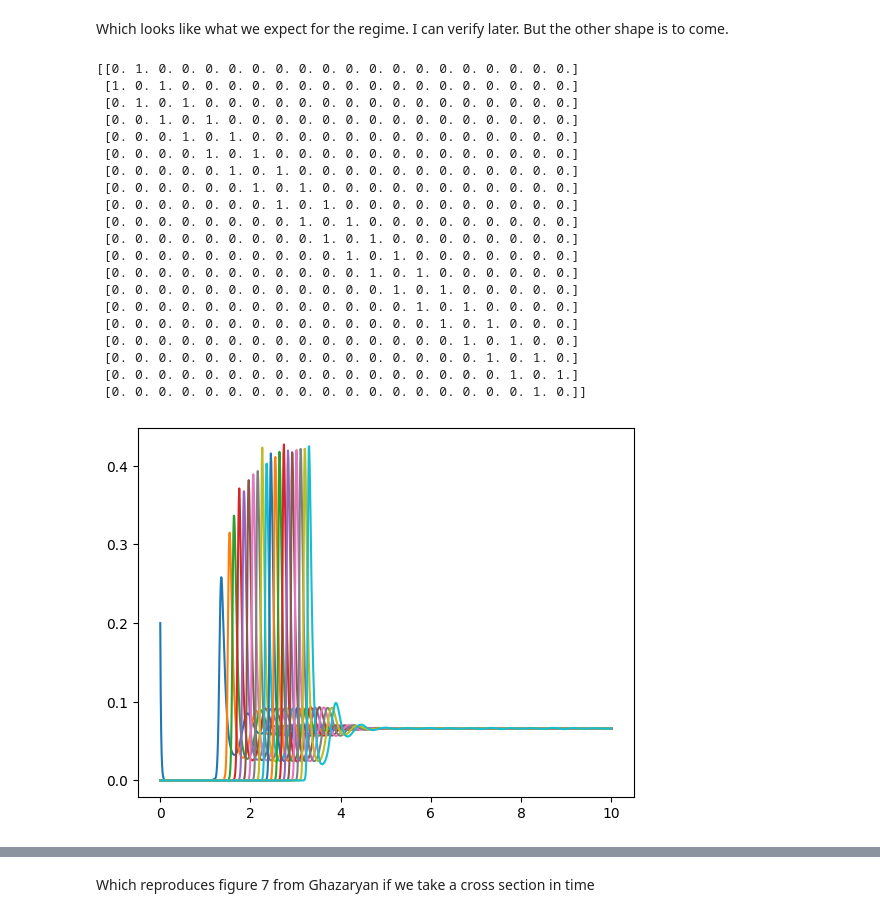
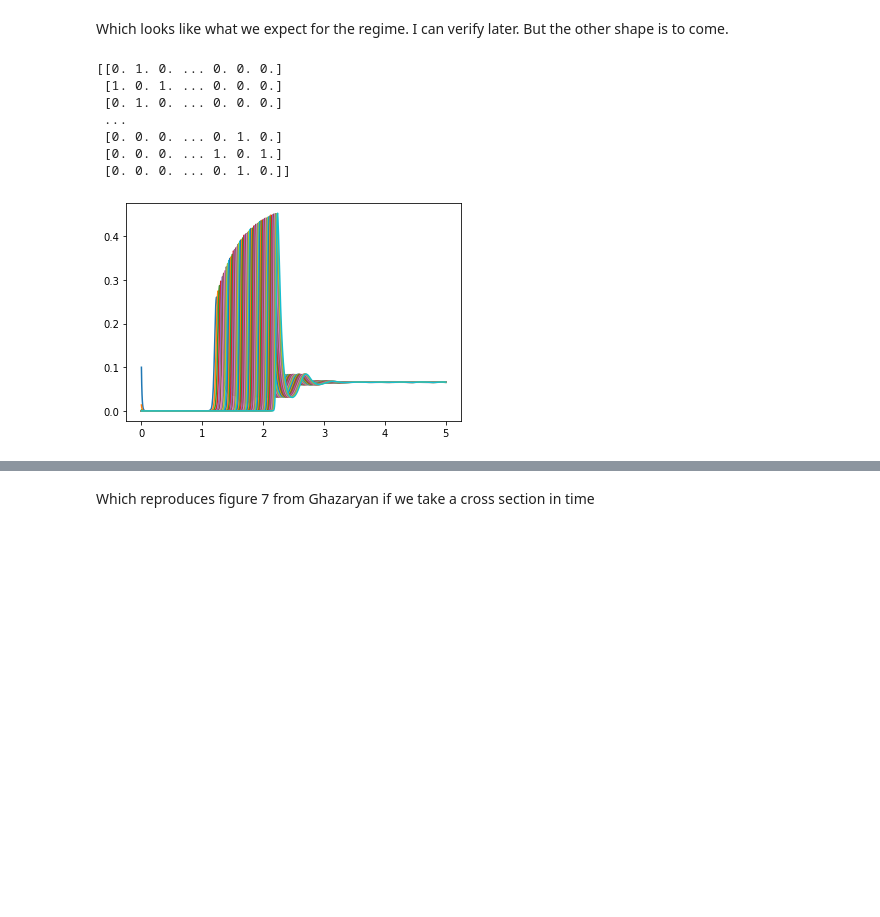
Before and after one commit to WilliamMagrogan/Dynamic-Network, a Jupyter notebook: Garzyan Reproduction.ipynb, the cells around one changed output, grey strips where cells are left out. Cells and saved outputs as stored; diff of their text form; code cells hidden in the pictures; blank space fills up the shorter version.

```diff
--- a/Garzyan Reproduction.ipynb
+++ b/Garzyan Reproduction.ipynb
@@ -129,7 +129,7 @@ for ii in y_ticks:
 Which looks like what we expect for the regime. I can verify later. But the other shape is to come.
 # %%
 # Set graph parameters
-graph_size = 20
+graph_size = 60
 
 # Line graphs
 ident = np.identity(graph_size)
@@ -149,57 +149,44 @@ MG.generate_multi_laplacian()
 MDE = Equations.MultiplexFisherKPPStep
 
 # Set up equation parameters
 ks = np.array([-0.001 for ii in range(graph_size)] + [-0.002 for ii in range(graph_size)])
 vs = np.zeros(2*graph_size)
 epsilon = 0.1
 
 def coupling(state):
     u = state[:graph_size]
     v = state[graph_size:]
-    u_next = 60*(-u + 5*u*(1-u)/(1+np.exp(-20*(v-1))))
+    u_next = 100*(-u + 5*u*(1-u)/(1+np.exp(-20*(v-1))))
     v_next = 1-v*(1+u)**2
     return np.concatenate((u_next, v_next))
 
 # Set up initial conditions
 t0 = 0
-tf = 10
+tf = 5
 nt = 1000
-A, k, B = 0.2, 10, .7
+A, k, B = .1, 2, .7
 u0 = A*np.exp(-k*np.arange(graph_size))
 v0 = B*np.ones(graph_size)
 f0 = np.concatenate((u0, v0))
 f0.astype(dtype=np.longdouble)
 
 # Run simulation
 MG.solve_ivp(MDE, f0, t0, tf, nt, ks, vs, coupling)
 res = MG.solve_ivp_results
 
 for ii in range(graph_size):
     plt.plot(res.t, res.y[ii, :], label=f'{ii}')
     #plt.legend()
 plt.show()
 # %% [output]
-[[0. 1. 0. 0. 0. 0. 0. 0. 0. 0. 0. 0. 0. 0. 0. 0. 0. 0. 0. 0.]
- [1. 0. 1. 0. 0. 0. 0. 0. 0. 0. 0. 0. 0. 0. 0. 0. 0. 0. 0. 0.]
- [0. 1. 0. 1. 0. 0. 0. 0. 0. 0. 0. 0. 0. 0. 0. 0. 0. 0. 0. 0.]
- [0. 0. 1. 0. 1. 0. 0. 0. 0. 0. 0. 0. 0. 0. 0. 0. 0. 0. 0. 0.]
- [0. 0. 0. 1. 0. 1. 0. 0. 0. 0. 0. 0. 0. 0. 0. 0. 0. 0. 0. 0.]
- [0. 0. 0. 0. 1. 0. 1. 0. 0. 0. 0. 0. 0. 0. 0. 0. 0. 0. 0. 0.]
- [0. 0. 0. 0. 0. 1. 0. 1. 0. 0. 0. 0. 0. 0. 0. 0. 0. 0. 0. 0.]
- [0. 0. 0. 0. 0. 0. 1. 0. 1. 0. 0. 0. 0. 0. 0. 0. 0. 0. 0. 0.]
- [0. 0. 0. 0. 0. 0. 0. 1. 0. 1. 0. 0. 0. 0. 0. 0. 0. 0. 0. 0.]
- [0. 0. 0. 0. 0. 0. 0. 0. 1. 0. 1. 0. 0. 0. 0. 0. 0. 0. 0. 0.]
- [0. 0. 0. 0. 0. 0. 0. 0. 0. 1. 0. 1. 0. 0. 0. 0. 0. 0. 0. 0.]
- [0. 0. 0. 0. 0. 0. 0. 0. 0. 0. 1. 0. 1. 0. 0. 0. 0. 0. 0. 0.]
- [0. 0. 0. 0. 0. 0. 0. 0. 0. 0. 0. 1. 0. 1. 0. 0. 0. 0. 0. 0.]
- [0. 0. 0. 0. 0. 0. 0. 0. 0. 0. 0. 0. 1. 0. 1. 0. 0. 0. 0. 0.]
- [0. 0. 0. 0. 0. 0. 0. 0. 0. 0. 0. 0. 0. 1. 0. 1. 0. 0. 0. 0.]
- [0. 0. 0. 0. 0. 0. 0. 0. 0. 0. 0. 0. 0. 0. 1. 0. 1. 0. 0. 0.]
- [0. 0. 0. 0. 0. 0. 0. 0. 0. 0. 0. 0. 0. 0. 0. 1. 0. 1. 0. 0.]
- [0. 0. 0. 0. 0. 0. 0. 0. 0. 0. 0. 0. 0. 0. 0. 0. 1. 0. 1. 0.]
- [0. 0. 0. 0. 0. 0. 0. 0. 0. 0. 0. 0. 0. 0. 0. 0. 0. 1. 0. 1.]
- [0. 0. 0. 0. 0. 0. 0. 0. 0. 0. 0. 0. 0. 0. 0. 0. 0. 0. 1. 0.]]
+[[0. 1. 0. ... 0. 0. 0.]
+ [1. 0. 1. ... 0. 0. 0.]
+ [0. 1. 0. ... 0. 0. 0.]
+ ...
+ [0. 0. 0. ... 0. 1. 0.]
+ [0. 0. 0. ... 1. 0. 1.]
+ [0. 0. 0. ... 0. 1. 0.]]
-[figure, old version]
+[figure, new version]
 # %%
 for ii in range(graph_size, 2*graph_size-1):
     plt.plot(res.t, res.y[ii, :], label=f'{ii}')
```
Also changed, not shown: parts of 9 cells of this notebook, 2 other files.
